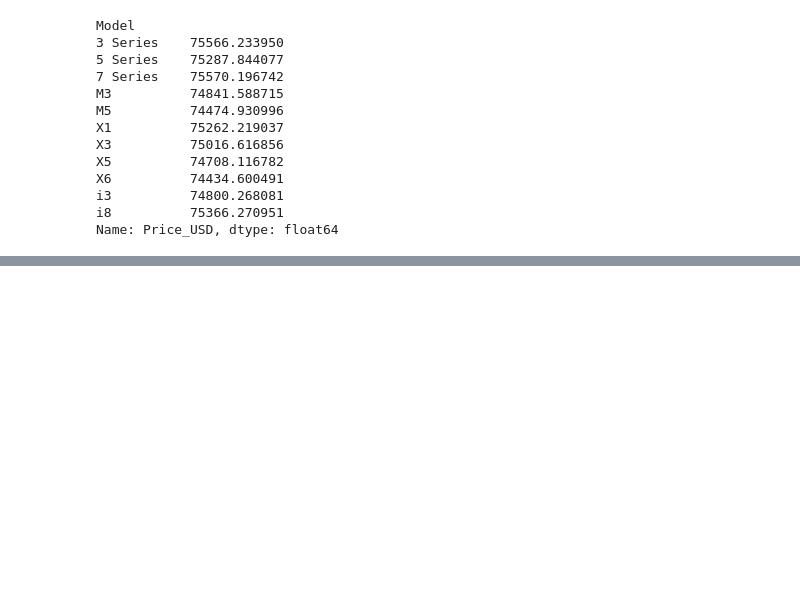
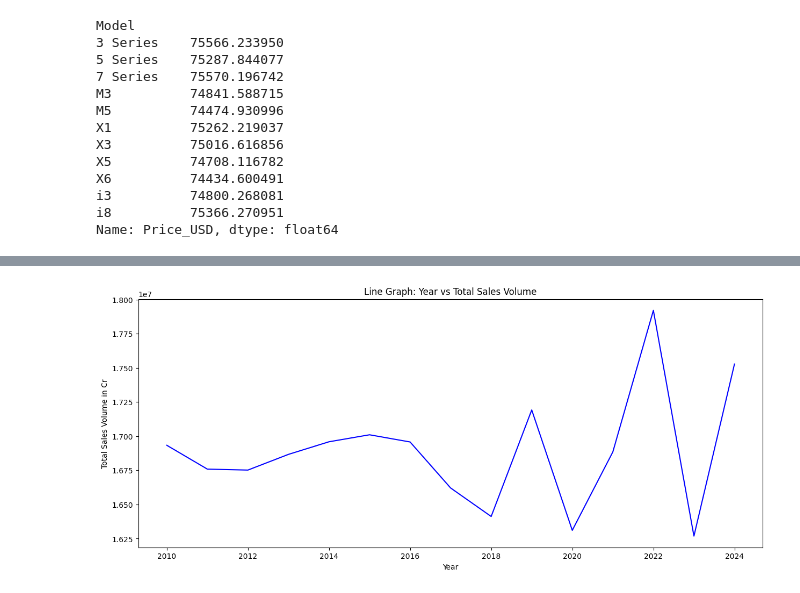
Before and after one commit to ayushvk4518-pixel/BMW-Sales-Report-Pandas, a Jupyter notebook: ayush pandas.ipynb, the cells around one changed output, grey strips where cells are left out. Saved outputs shown, nothing was run; the diff lists cells and outputs as text; code cells hidden in the pictures; blank space fills up the shorter version.

```diff
--- a/ayush pandas.ipynb
+++ b/ayush pandas.ipynb
@@ -401,0 +509,10 @@ Name: Price_USD, dtype: float64
+# %%
+df_grouped = df.groupby('Year')['Sales_Volume'].sum().reset_index()
+plt.figure(figsize=(15, 6))
+plt.plot(df_grouped['Year'], df_grouped['Sales_Volume'], color='Blue')
+plt.title("Line Graph: Year vs Total Sales Volume")
+plt.xlabel("Year")
+plt.ylabel("Total Sales Volume in Cr")
+plt.show()
+# %% [output]
+[figure, added]
```
Also changed, not shown: parts of 12 cells of this notebook.
